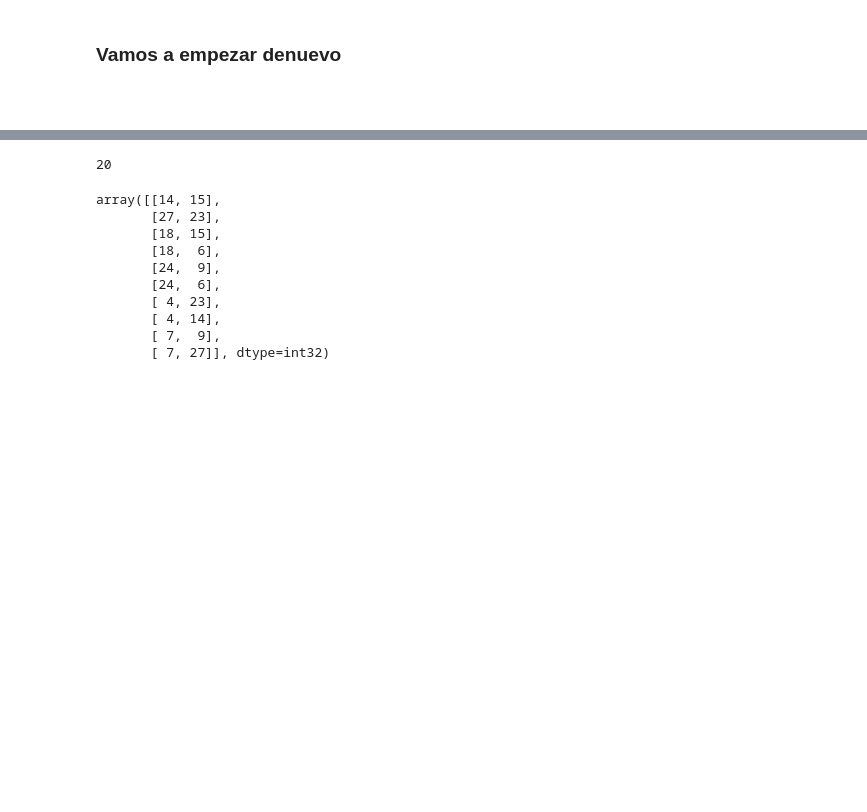
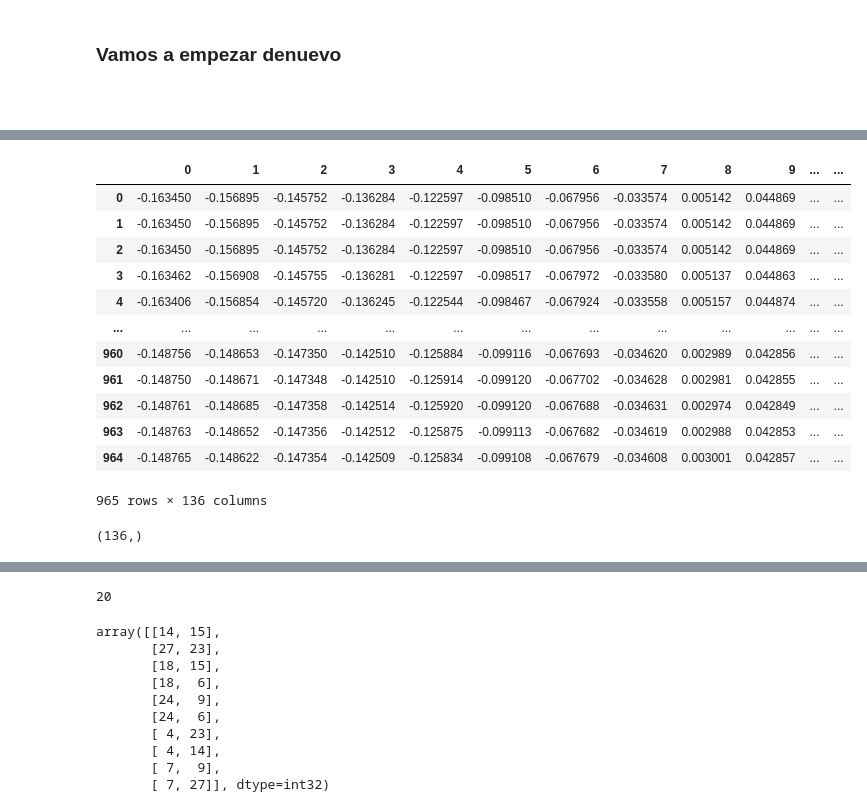
Before and after one commit to aliciaamaliaalvarezmon/SynthesisEmotions, a Jupyter notebook: Notebook/facialstructure.ipynb, the cells around one changed output, grey strips where cells are left out. Cells and saved outputs as stored; diff of their text form; code cells hidden in the pictures; blank space fills up the shorter version.

```diff
--- a/Notebook/facialstructure.ipynb
+++ b/Notebook/facialstructure.ipynb
@@ -614,0 +895,24 @@ resents curvature coefficient of cheeks area
+# %%
+my_data_2 = pd.read_csv('ckmock_landmark_aligned_xy.csv',header = None)
+my_data_2
+# %% [output]
+|  | 0 | 1 | 2 | 3 | 4 | 5 | 6 | 7 | 8 | 9 | ... | ... |
+| 0 | -0.163450 | -0.156895 | -0.145752 | -0.136284 | -0.122597 | -0.098510 | -0.067956 | -0.033574 | 0.005142 | 0.044869 | ... | ... |
+| 1 | -0.163450 | -0.156895 | -0.145752 | -0.136284 | -0.122597 | -0.098510 | -0.067956 | -0.033574 | 0.005142 | 0.044869 | ... | ... |
+| 2 | -0.163450 | -0.156895 | -0.145752 | -0.136284 | -0.122597 | -0.098510 | -0.067956 | -0.033574 | 0.005142 | 0.044869 | ... | ... |
+| 3 | -0.163462 | -0.156908 | -0.145755 | -0.136281 | -0.122597 | -0.098517 | -0.067972 | -0.033580 | 0.005137 | 0.044863 | ... | ... |
+| 4 | -0.163406 | -0.156854 | -0.145720 | -0.136245 | -0.122544 | -0.098467 | -0.067924 | -0.033558 | 0.005157 | 0.044874 | ... | ... |
+| ... | ... | ... | ... | ... | ... | ... | ... | ... | ... | ... | ... | ... |
+| 960 | -0.148756 | -0.148653 | -0.147350 | -0.142510 | -0.125884 | -0.099116 | -0.067693 | -0.034620 | 0.002989 | 0.042856 | ... | ... |
+| 961 | -0.148750 | -0.148671 | -0.147348 | -0.142510 | -0.125914 | -0.099120 | -0.067702 | -0.034628 | 0.002981 | 0.042855 | ... | ... |
+| 962 | -0.148761 | -0.148685 | -0.147358 | -0.142514 | -0.125920 | -0.099120 | -0.067688 | -0.034631 | 0.002974 | 0.042849 | ... | ... |
+| 963 | -0.148763 | -0.148652 | -0.147356 | -0.142512 | -0.125875 | -0.099113 | -0.067682 | -0.034619 | 0.002988 | 0.042853 | ... | ... |
+| 964 | -0.148765 | -0.148622 | -0.147354 | -0.142509 | -0.125834 | -0.099108 | -0.067679 | -0.034608 | 0.003001 | 0.042857 | ... | ... |
+965 rows × 136 columns
+# %%
+#ai deberia ser el maximo de cada columna
+
+Ai = my_data_2.max() # da el maximo por columnas
+Ai.shape
+# %% [output]
+(136,)
```
Also changed, not shown: parts of 24 cells of this notebook, 3 other files.
